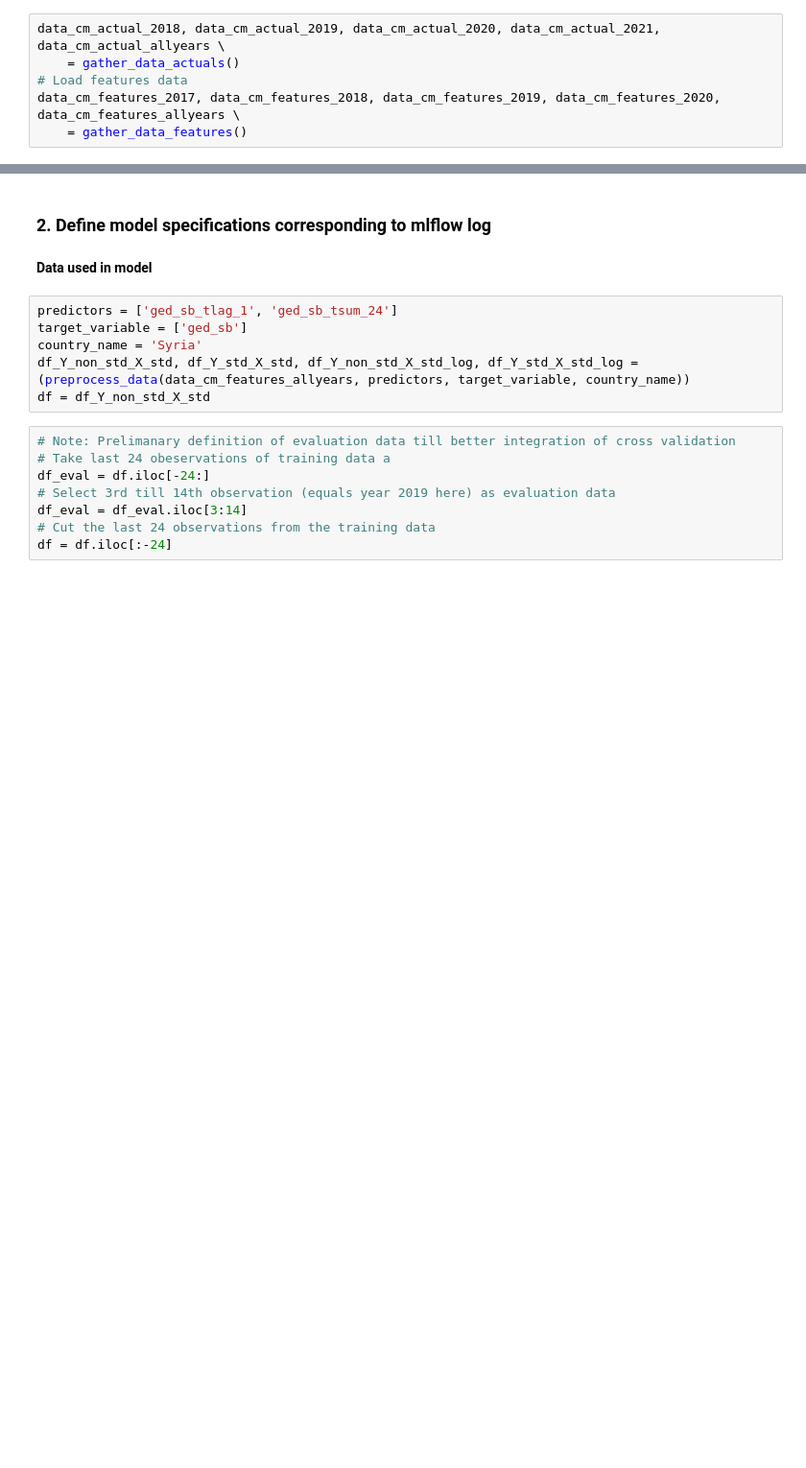
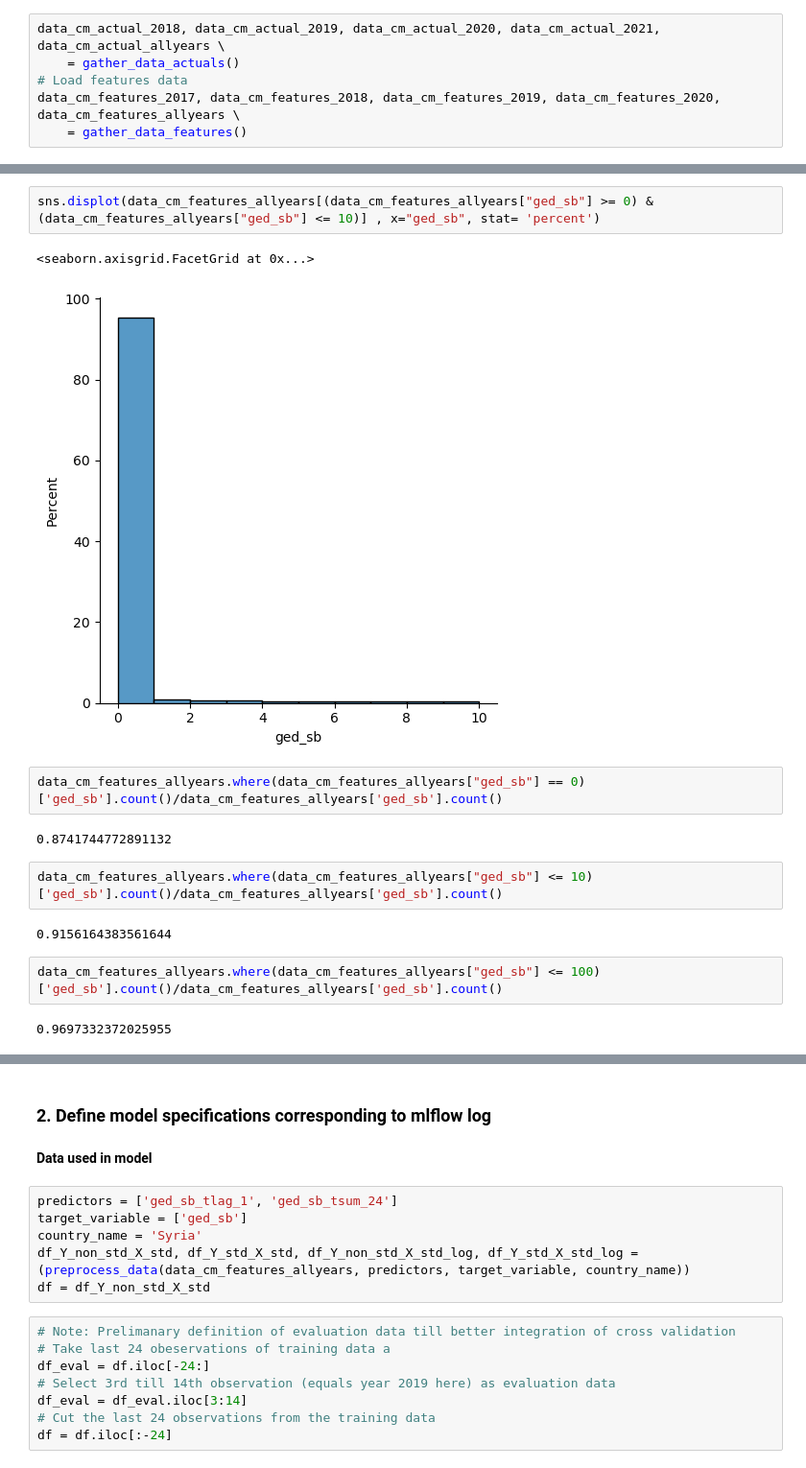
Before and after one commit to simondrauz/bachelor_thesis, a Jupyter notebook: bayesian_regression_testing.ipynb, the cells around one changed output, grey strips where cells are left out. Shown at 96% size. Saved outputs shown, nothing was run; the diff lists cells and outputs as text; blank space fills up the shorter version.

```diff
--- a/bayesian_regression_testing.ipynb
+++ b/bayesian_regression_testing.ipynb
@@ -92,0 +105,17 @@ data_cm_features_2017, data_cm_features_2018, data_cm_features_2019, data_cm_fea
+# %%
+sns.displot(data_cm_features_allyears[(data_cm_features_allyears["ged_sb"] >= 0) & (data_cm_features_allyears["ged_sb"] <= 10)] , x="ged_sb", stat= 'percent')
+# %% [output]
+<seaborn.axisgrid.FacetGrid at 0x...>
+[figure, added]
+# %%
+data_cm_features_allyears.where(data_cm_features_allyears["ged_sb"] == 0)['ged_sb'].count()/data_cm_features_allyears['ged_sb'].count()
+# %% [output]
+0.8741744772891132
+# %%
+data_cm_features_allyears.where(data_cm_features_allyears["ged_sb"] <= 10)['ged_sb'].count()/data_cm_features_allyears['ged_sb'].count()
+# %% [output]
+0.9156164383561644
+# %%
+data_cm_features_allyears.where(data_cm_features_allyears["ged_sb"] <= 100)['ged_sb'].count()/data_cm_features_allyears['ged_sb'].count()
+# %% [output]
+0.9697332372025955
```
Also changed, not shown: parts of 18 cells of this notebook.
